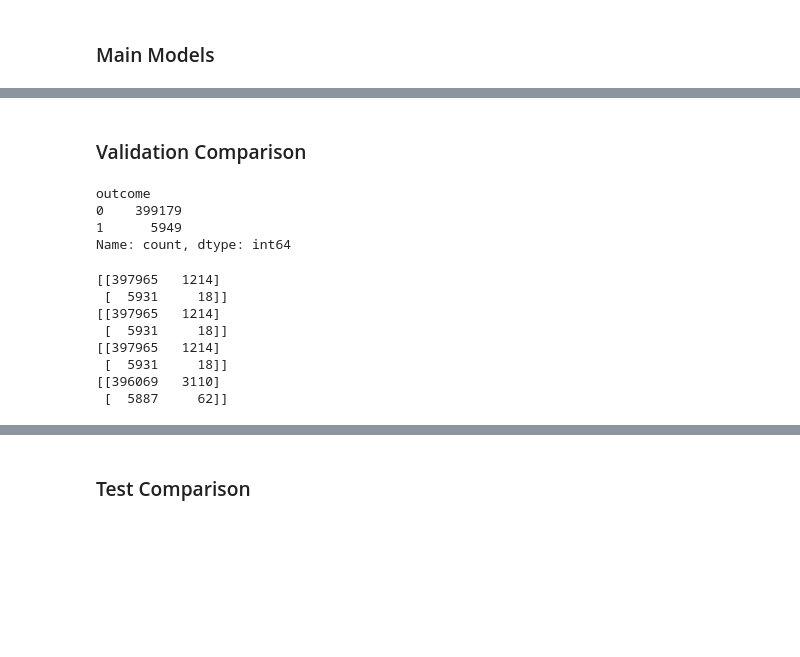
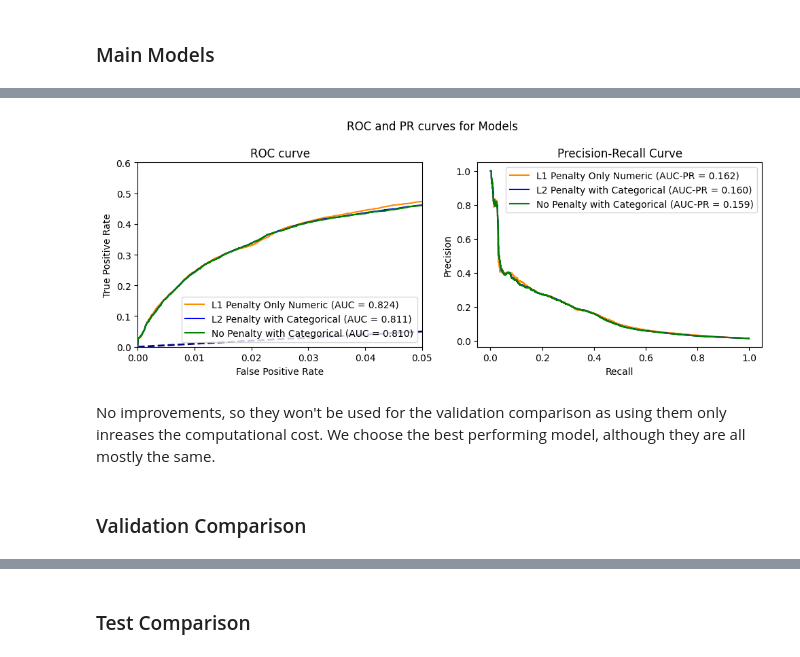
Before and after one commit to alvaro-dda/zrive-ds, a Jupyter notebook: src/module_3/assign_3.ipynb, the cells around one changed output, grey strips where cells are left out. Saved outputs shown, nothing was run; the diff lists cells and outputs as text; code cells hidden in the pictures; blank space fills up the shorter version.

```diff
--- a/src/module_3/assign_3.ipynb
+++ b/src/module_3/assign_3.ipynb
@@ -281,9 +201,15 @@ Best Threshold: 0.49994339123985077
+# %%
+#Checking the ROC Curves for the values we are actually going to work with, FPR of 0-0.05%
+
+list_train_probs = [grid_search_l1.predict_proba(df_val.loc[:,df_numeric_features])[:,1],
+                    grid_search_cat_l2.predict_proba(df_val.loc[:,df_numeric_features+df_categorical_features+df_date_features])[:,1],
+                    grid_search_cat_base.predict_proba(df_val.loc[:,df_numeric_features+df_categorical_features+df_date_features])[:,1]]
+
+labels = ['L1 Penalty Only Numeric','L2 Penalty with Categorical','No Penalty with Categorical']
+draw_roc_prc(df_val['outcome'], list_train_probs, labels,[0,0.05],[0,0.6])
+# %% [output]
+[figure, added]
+# %% [markdown]
+No improvements, so they won't be used for the validation comparison as using them only inreases the computational cost. We choose the best performing model, although they are all mostly the same.
 # %% [markdown]
 ### Validation Comparison
-# %%
-val_data_y.value_counts()
-# %% [output]
-outcome
-0    399179
-1      5949
-Name: count, dtype: int64
@@ -295,15 +215,0 @@ grid_search_balanced_val_pred = (grid_search_balanced.predict_proba(val_data_x)[
-# %%
-
-print(metrics.confusion_matrix(val_data_y,grid_search_base_val_pred))
-print(metrics.confusion_matrix(val_data_y,grid_search_l2_val_pred))
-print(metrics.confusion_matrix(val_data_y,grid_search_f1_val_pred))
-print(metrics.confusion_matrix(val_data_y,grid_search_balanced_val_pred))
-# %% [output]
-[[397965   1214]
- [  5931     18]]
-[[397965   1214]
- [  5931     18]]
-[[397965   1214]
- [  5931     18]]
-[[396069   3110]
- [  5887     62]]
```
Also changed, not shown: parts of 41 cells of this notebook, 6 other files.
